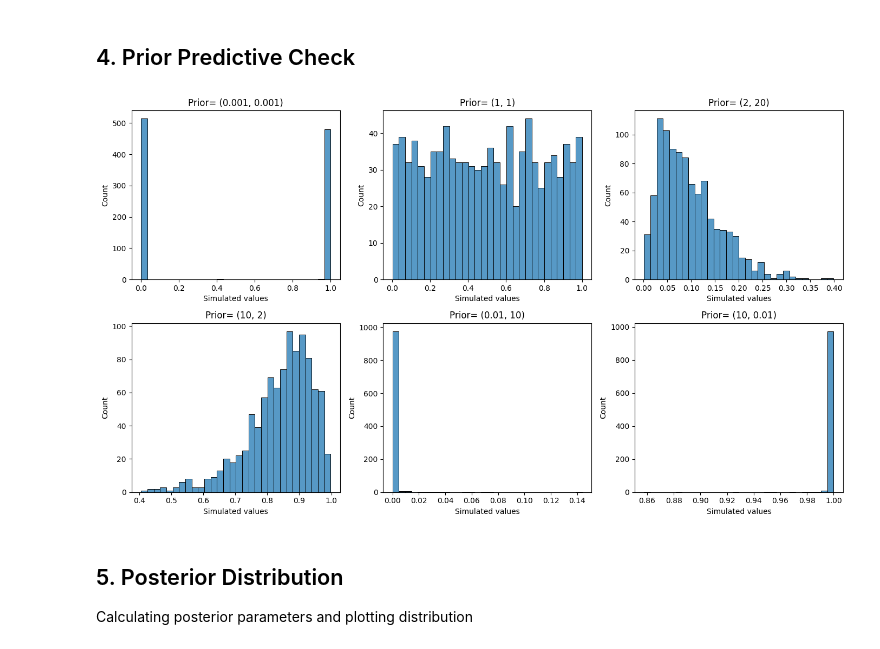
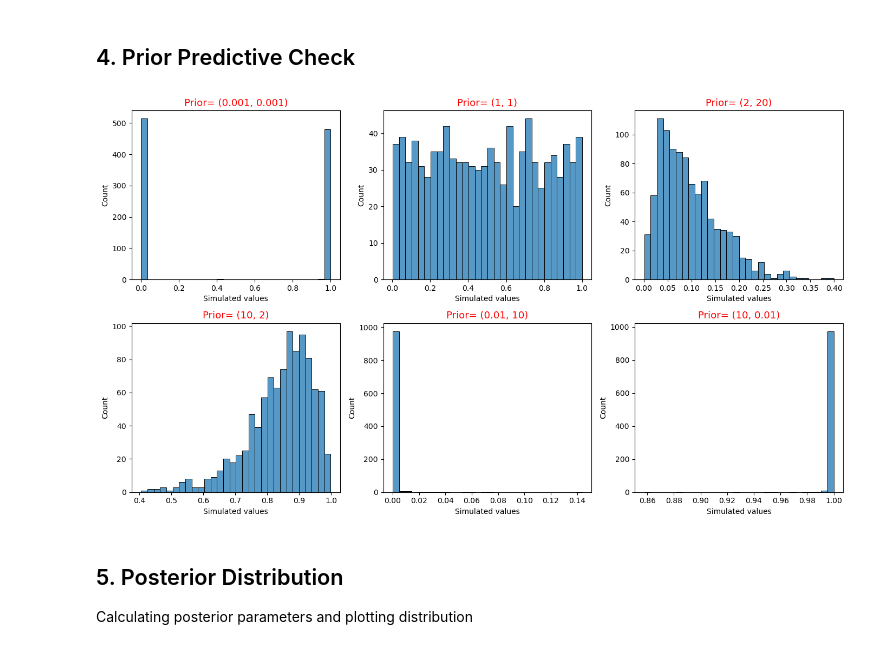
Before and after one commit to wallysands/AST5731_PROJ1, a Jupyter notebook: Project1.ipynb, the cells around one changed output. Saved outputs shown, nothing was run; the diff lists cells and outputs as text; code cells hidden in the pictures.

```diff
--- a/Project1.ipynb
+++ b/Project1.ipynb
@@ -81,32 +85,32 @@ import seaborn as sns
 # %%
 ## Prior Predictive Check
 ab = [(0.001,0.001), (1,1), (2,20), (10,2), (.01,10), (10,.01)] # The different priors we wish to test
 msim = 1000 # Number of simulations for each prior
 
 # Details about the graph outputs
 ncol = 3
 nrow = 2
 plt.rcParams["figure.autolayout"] = True
 fig, ax = plt.subplots(figsize = (14,8),
                         ncols = ncol,
                         nrows = nrow)
 for i, (a_test,b_test) in enumerate(ab):
     means = []
     for j in range(msim):
         # Draw from the beta distribution using the priors
         theta = beta.rvs(a_test, b_test, random_state = 5731+j)
         # Draw from the binomial using the results of the beta distribution
         p = theta
         n= 1
         prior_pred_dat = binom.rvs(n, p, size=num, random_state = 5731+j)
         # Get a summary statistic of the binomial distribution (in this case the mean)
         means.append(prior_pred_dat.mean())
     # Graphing all the means for the a and b prior
     g = sns.histplot(data=means, kde = False, ax = ax[int(i/ncol)%nrow, i%ncol], bins=30)
-    ax[int(i/ncol)%nrow, i%ncol].set_title(f'Prior= {a_test, b_test}')
+    ax[int(i/ncol)%nrow, i%ncol].set_title(f'Prior= {a_test, b_test}', fontsize=13, color='r')
     ax[int(i/ncol)%nrow, i%ncol].set_xlabel(f'Simulated values')
 # %% [output]
-[figure, old version]
+[figure, new version]
 # %% [markdown]
 ## 5. Posterior Distribution
 Calculating posterior parameters and plotting distribution
```
Also changed, not shown: parts of 10 cells of this notebook.
